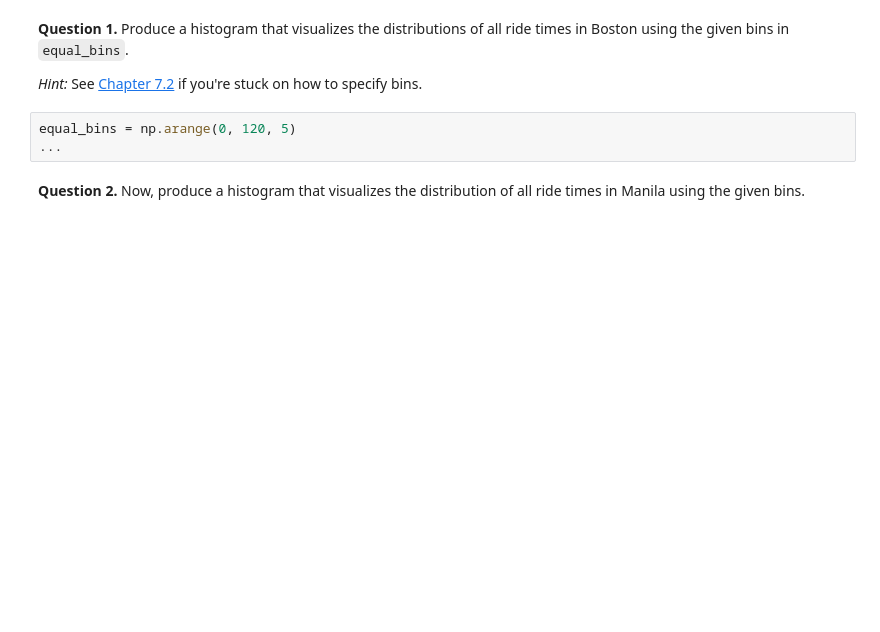
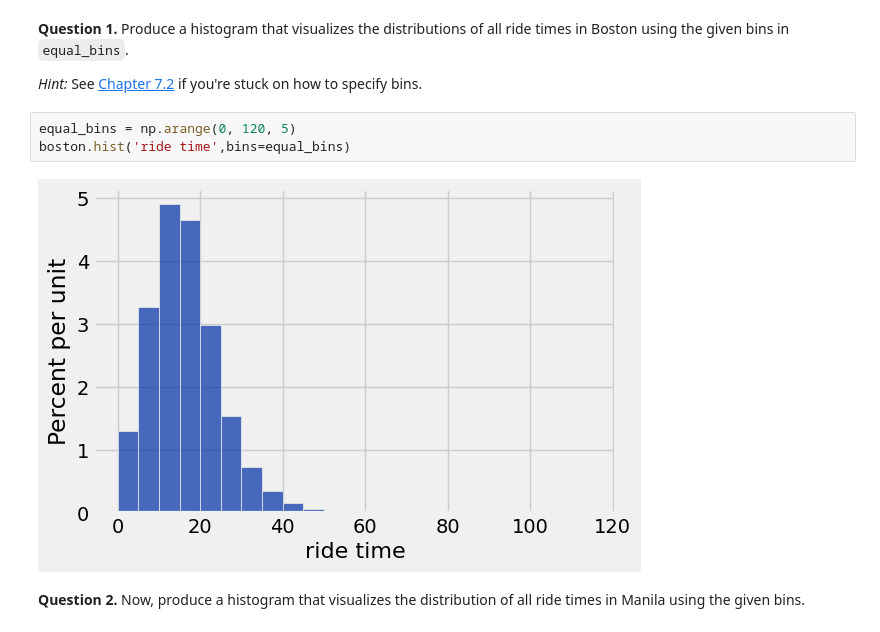
Before and after one commit to cohlrich/Intro-to-data-analytics---cohlrich, a Jupyter notebook: hw03/hw03.ipynb, the cells around one changed output. Drawn from its saved outputs; the diff is of its cells as text; blank space fills up the shorter version.

```diff
--- a/hw03/hw03.ipynb
+++ b/hw03/hw03.ipynb
@@ -255,7 +345,9 @@ manila.show(4)
 *Hint:* See [Chapter 7.2](https://inferentialthinking.com/chapters/07/2/Visualizing_Numerical_Distributions.html) if you're stuck on how to specify bins.
 # %%
 equal_bins = np.arange(0, 120, 5)
-...
+boston.hist('ride time',bins=equal_bins)
+# %% [output]
+[figure, added]
 # %% [markdown]
 <!-- END QUESTION -->
 
```
Also changed, not shown: parts of 48 cells of this notebook, 3 other files.
